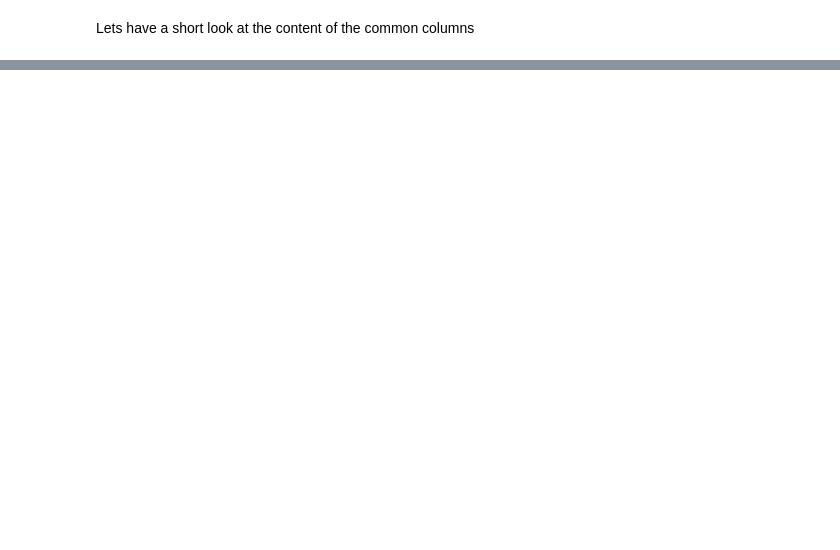
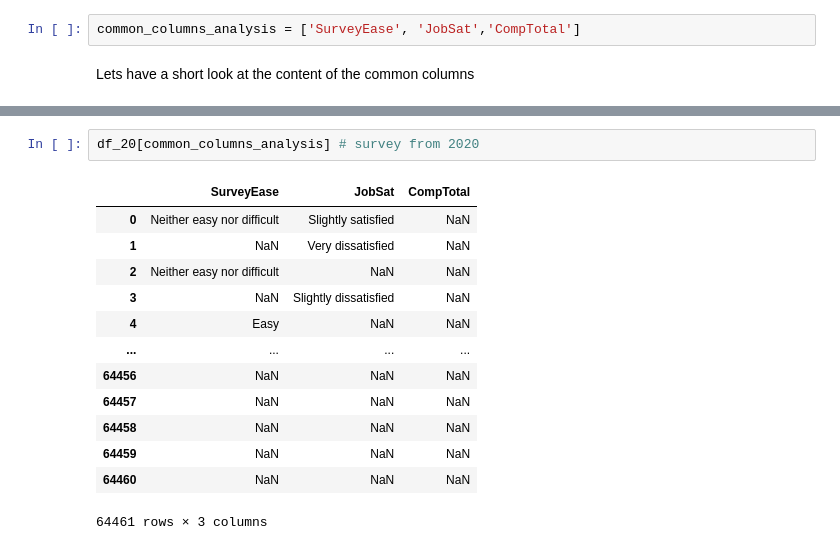
Before and after one commit to Enginamics/stackoverflow_survey_analysis, a Jupyter notebook: stackoverflow_survey_analysis.ipynb, the cells around one changed output, grey strips where cells are left out. Cells and saved outputs as stored; diff of their text form; blank space fills up the shorter version.

```diff
--- a/stackoverflow_survey_analysis.ipynb
+++ b/stackoverflow_survey_analysis.ipynb
@@ -124,2 +138,4 @@ How satisfied are you in your current professional developer role?
+# %%
+common_columns_analysis = ['SurveyEase', 'JobSat','CompTotal']
 # %% [markdown]
 Lets have a short look at the content of the common columns
@@ -143,0 +142,16 @@ df_24[common_columns_list].head()
+# %%
+df_20[common_columns_analysis] # survey from 2020
+# %% [output]
+|  | SurveyEase | JobSat | CompTotal |
+| 0 | Neither easy nor difficult | Slightly satisfied | NaN |
+| 1 | NaN | Very dissatisfied | NaN |
+| 2 | Neither easy nor difficult | NaN | NaN |
+| 3 | NaN | Slightly dissatisfied | NaN |
+| 4 | Easy | NaN | NaN |
+| ... | ... | ... | ... |
+| 64456 | NaN | NaN | NaN |
+| 64457 | NaN | NaN | NaN |
+| 64458 | NaN | NaN | NaN |
+| 64459 | NaN | NaN | NaN |
+| 64460 | NaN | NaN | NaN |
+64461 rows × 3 columns
```
Also changed, not shown: parts of 19 cells of this notebook.
